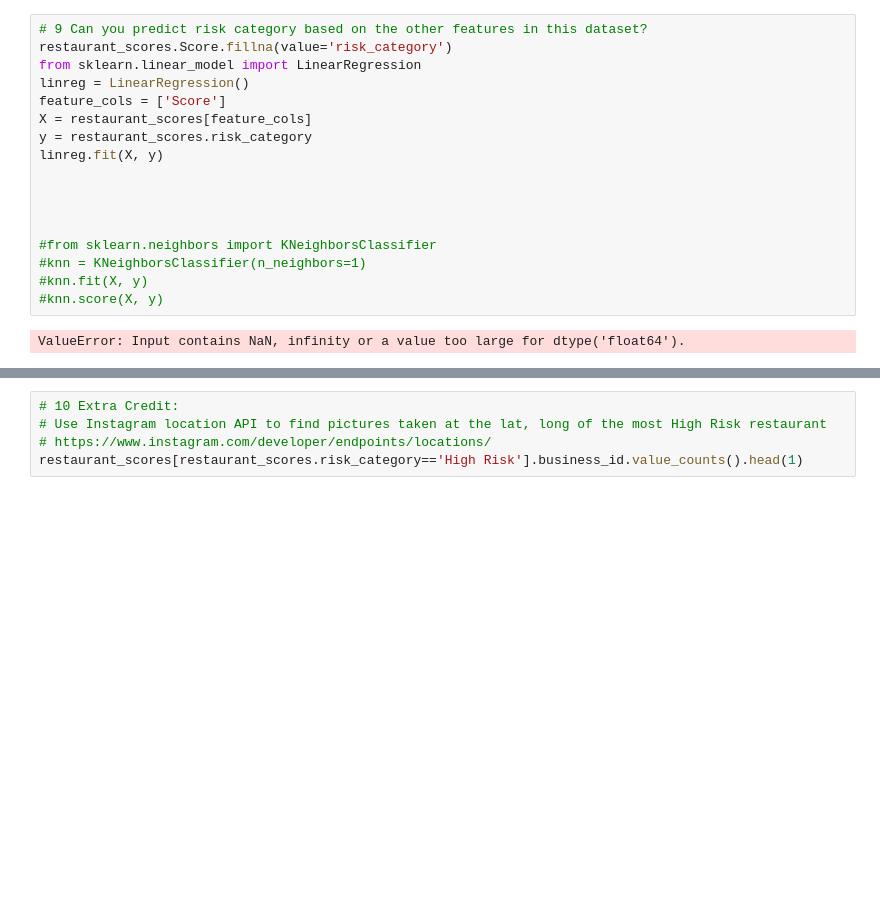
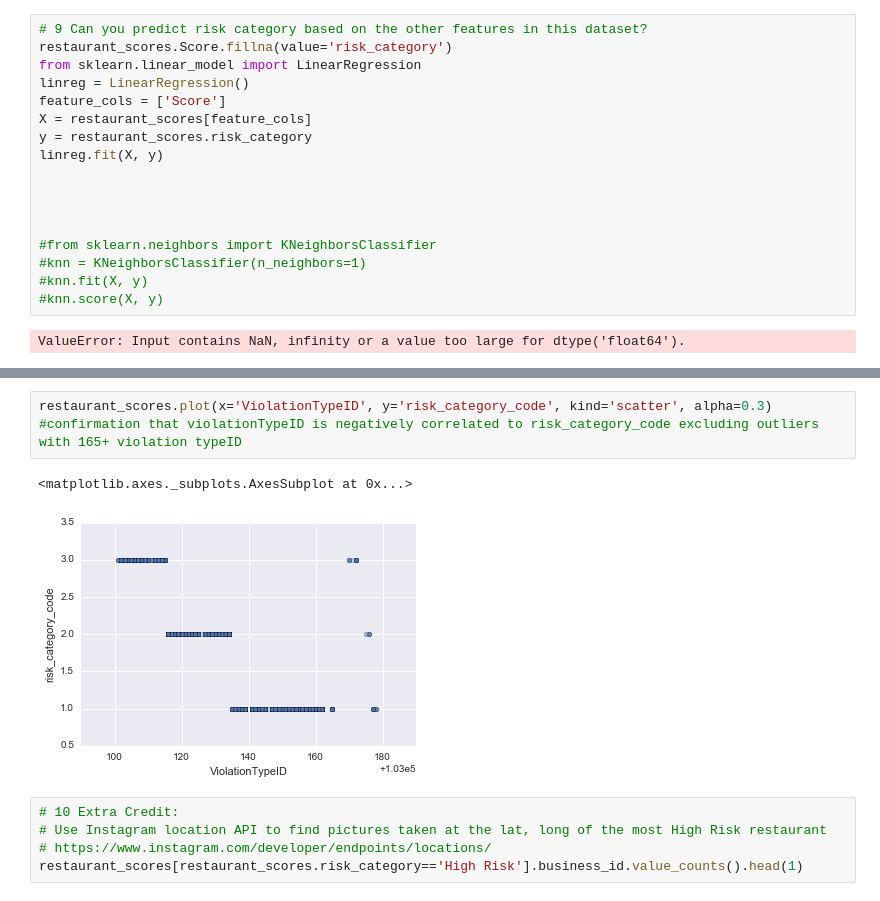
Before and after one commit to deepagoyal/sfdat28_work, a Jupyter notebook: hw/hw1.ipynb, the cells around one changed output, grey strips where cells are left out. Drawn from its saved outputs; the diff is of its cells as text; blank space fills up the shorter version.

```diff
--- a/hw/hw1.ipynb
+++ b/hw/hw1.ipynb
@@ -212,3 +230,9 @@ ValueError: Input contains NaN, infinity or a value too large for dtype('float64
+# %%
+restaurant_scores.plot(x='ViolationTypeID', y='risk_category_code', kind='scatter', alpha=0.3)
+#confirmation that violationTypeID is negatively correlated to risk_category_code excluding outliers with 165+ violation typeID
+# %% [output]
+<matplotlib.axes._subplots.AxesSubplot at 0x...>
+[figure, added]
 # %%
 # 10 Extra Credit:
 # Use Instagram location API to find pictures taken at the lat, long of the most High Risk restaurant
```
Also changed, not shown: parts of 2 cells of this notebook, 4 other files.
